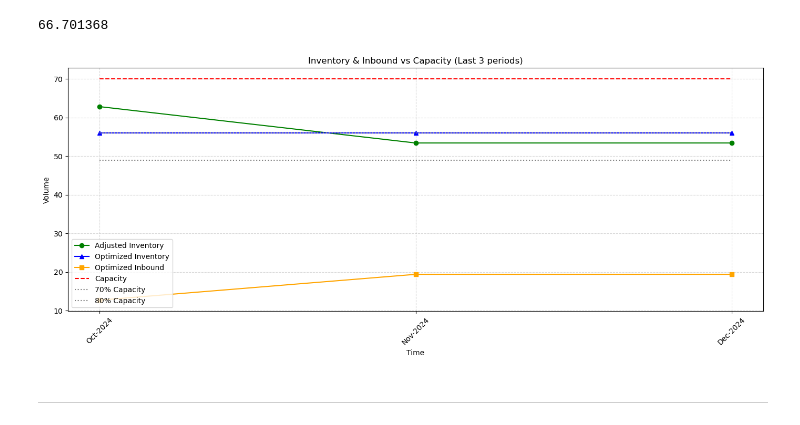
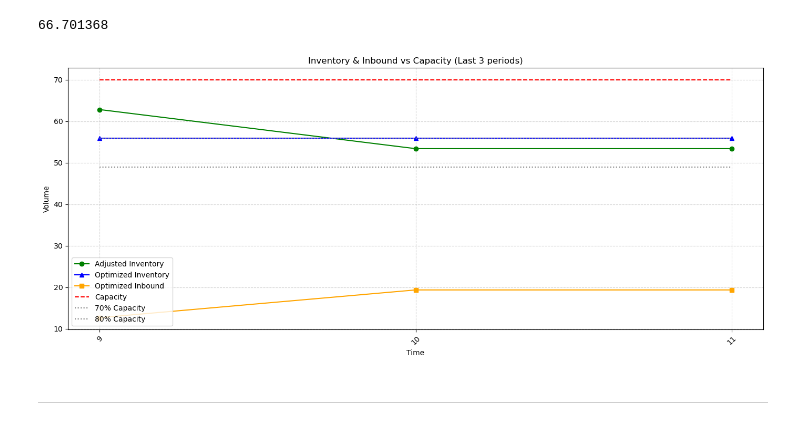
Before and after one commit to Atothegod/Exxon_Hackathon, a Jupyter notebook: 02-China.ipynb, the cells around one changed output. Saved outputs shown, nothing was run; the diff lists cells and outputs as text; code cells hidden in the pictures.

```diff
--- a/02-China.ipynb
+++ b/02-China.ipynb
@@ -674,29 +692,27 @@ opt_last3 = run_forecast_optimization(opt_last3, last_inventory)
 opt_last3 = opt_last3.sort_index()
 # %%
 x = opt_last3.index
-month_labels_last3 = df.loc[x, 'month'].dt.strftime('%b-%Y').values
-
 
 plt.figure(figsize=(14,6))
 
 plt.plot(x, opt_last3['Adjusted Inventory'], label='Adjusted Inventory', color='green', marker='o')
 plt.plot(x, opt_last3['Optimized Inventory'], label='Optimized Inventory', color='blue', marker='^')
 plt.plot(x, opt_last3['Optimized Inbound'], label='Optimized Inbound', color='orange', marker='s')
 
 plt.plot(x, opt_last3['Capacity'], label='Capacity', color='red', linestyle='--')
 plt.plot(x, opt_last3['Cap_70'], label='70% Capacity', color='gray', linestyle=':')
 plt.plot(x, opt_last3['Cap_80'], label='80% Capacity', color='gray', linestyle=':')
 
 plt.title('Inventory & Inbound vs Capacity (Last 3 periods)')
 plt.xlabel('Time')
 plt.ylabel('Volume')
 plt.legend()
 plt.grid(True, linestyle='--', alpha=0.5)
-plt.xticks(x, month_labels_last3, rotation=45)
+plt.xticks(x, x, rotation=45)
 plt.tight_layout()
 plt.show()
 # %% [output]
-[figure, old version]
+[figure, new version]
 # %% [markdown]
 ---
 # %% [markdown]
```
Also changed, not shown: parts of 8 cells of this notebook.
